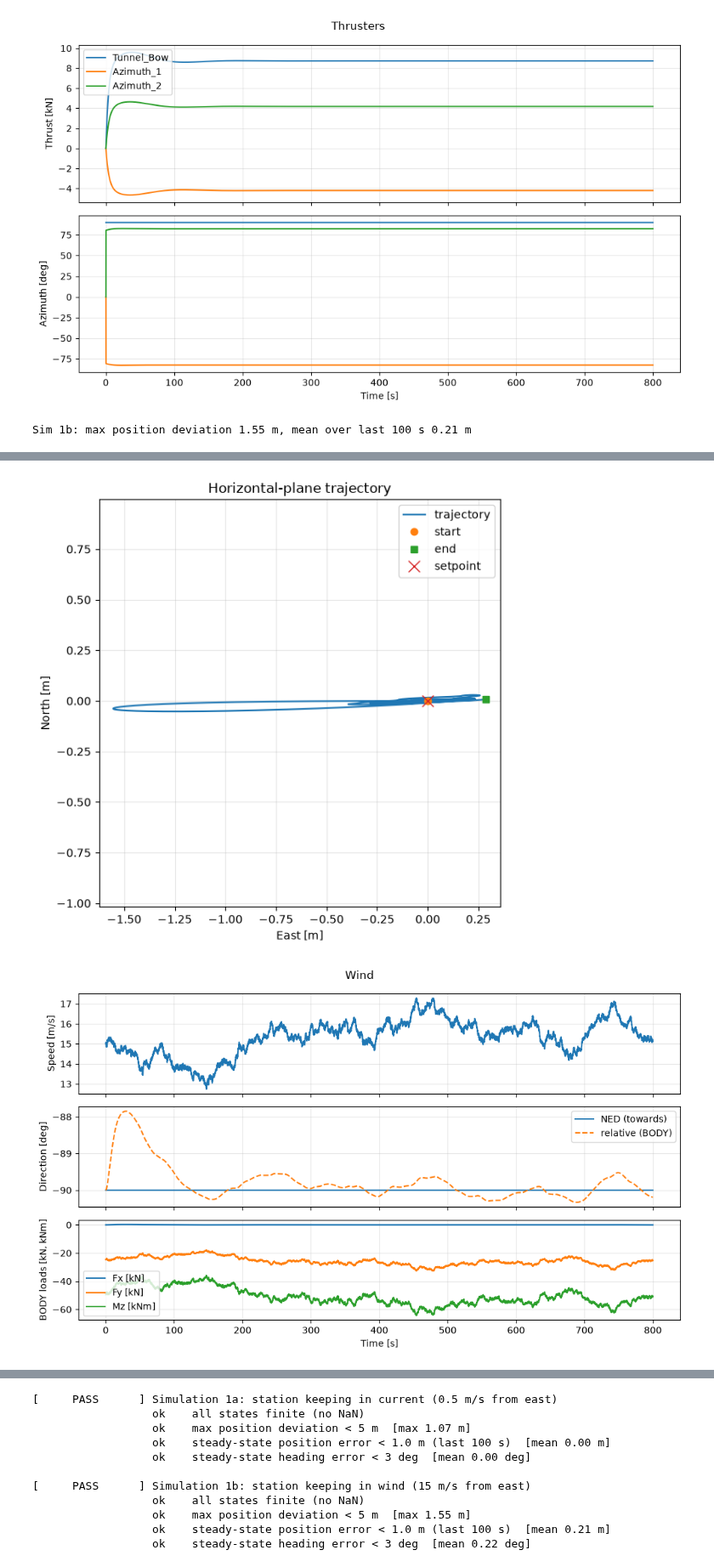
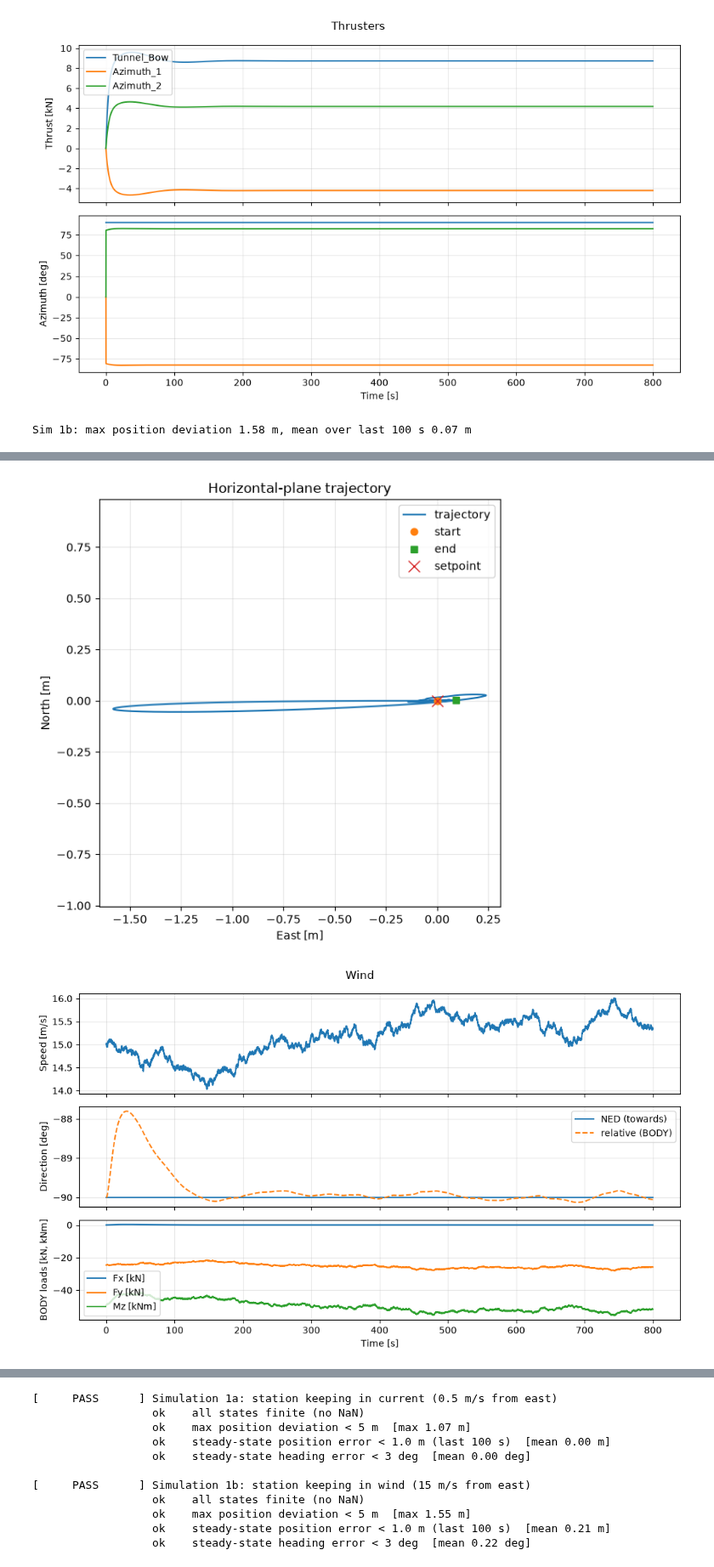
Before and after one commit to oyvinddolmen/TMR4240_DP_LAB, a Jupyter notebook: notebooks/part_1_demo.ipynb, the cells around one changed output, grey strips where cells are left out. Shown at 85% size. Drawn from its saved outputs; the diff is of its cells as text; code cells hidden in the pictures.

```diff
--- a/notebooks/part_1_demo.ipynb
+++ b/notebooks/part_1_demo.ipynb
@@ -166,7 +166,7 @@ Sim 1a: max position deviation 1.07 m, mean over last 100 s 0.00 m
 # %%
 # --- Simulation 1b: wind 15 m/s mean from east, slowly varying, no current ---
 # State sigma_slow (and any other wind parameters) in the report and justify them.
-wind_1b = Wind(15.0, np.pi / 2, semantics="from", sigma_slow=1.0, seed=0)
+wind_1b = Wind(15.0, np.pi / 2, semantics="from", sigma_slow=0.35, tau_slow=300.0, seed=0)
 logs_1b = run_sim(800.0, setpoint(0, 0, 0), wind=wind_1b)
 
 plot_time_histories(logs_1b)
@@ -178,4 +178,4 @@ pos_err = np.hypot(logs_1b.eta[:, 0], logs_1b.eta[:, 1])
 print(f'Sim 1b: max position deviation {pos_err.max():.2f} m, '
       f'mean over last 100 s {pos_err[logs_1b.t >= logs_1b.t[-1] - 100].mean():.2f} m')
 # %% [output]
-Sim 1b: max position deviation 1.55 m, mean over last 100 s 0.21 m
+Sim 1b: max position deviation 1.58 m, mean over last 100 s 0.07 m
@@ -183,2 +183,2 @@ Sim 1b: max position deviation 1.55 m, mean over last 100 s 0.21 m
-[figure, old version]
+[figure, new version]
-[figure, old version]
+[figure, new version]
```
Also changed, not shown: parts of 1 cell of this notebook.
